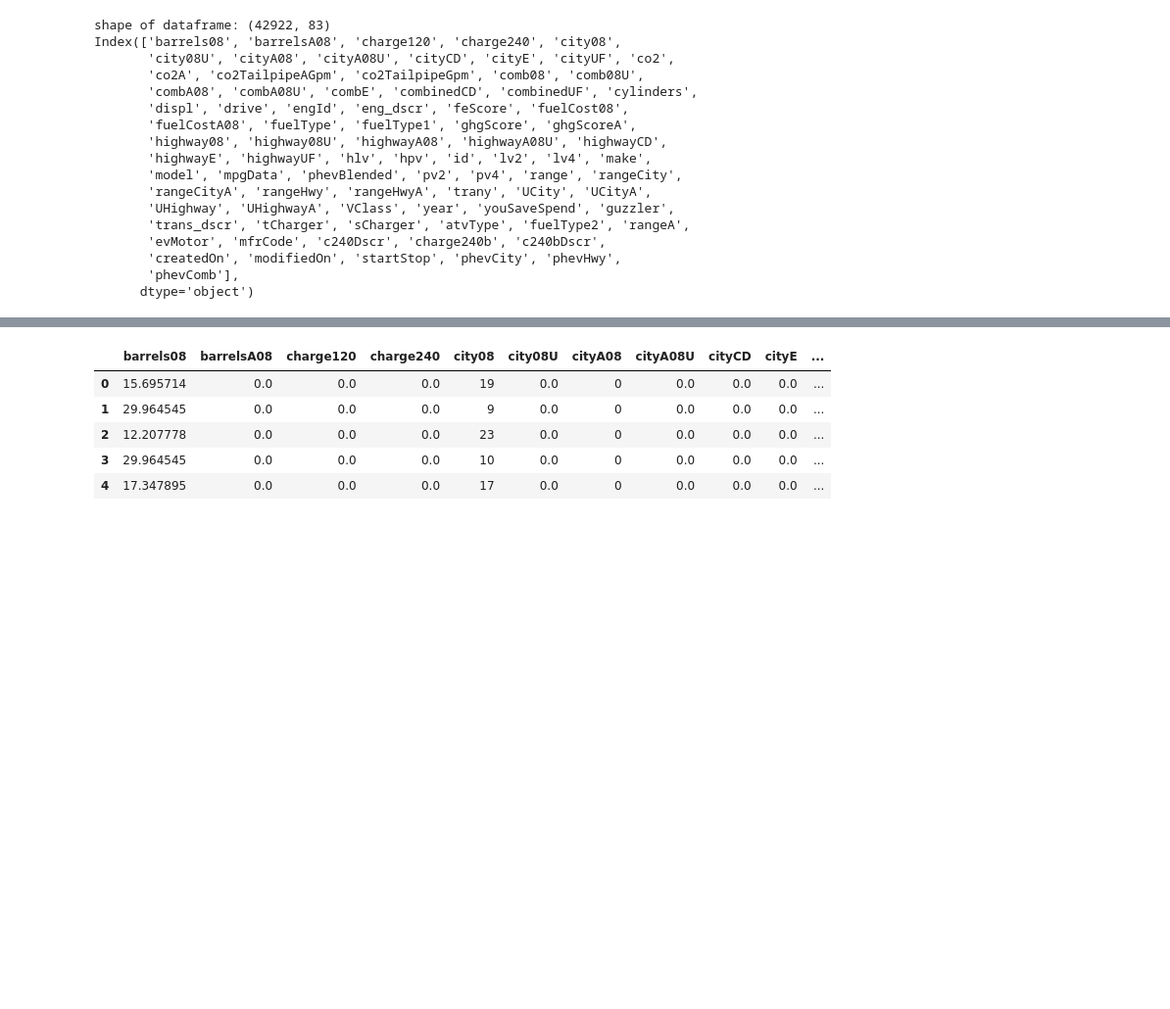
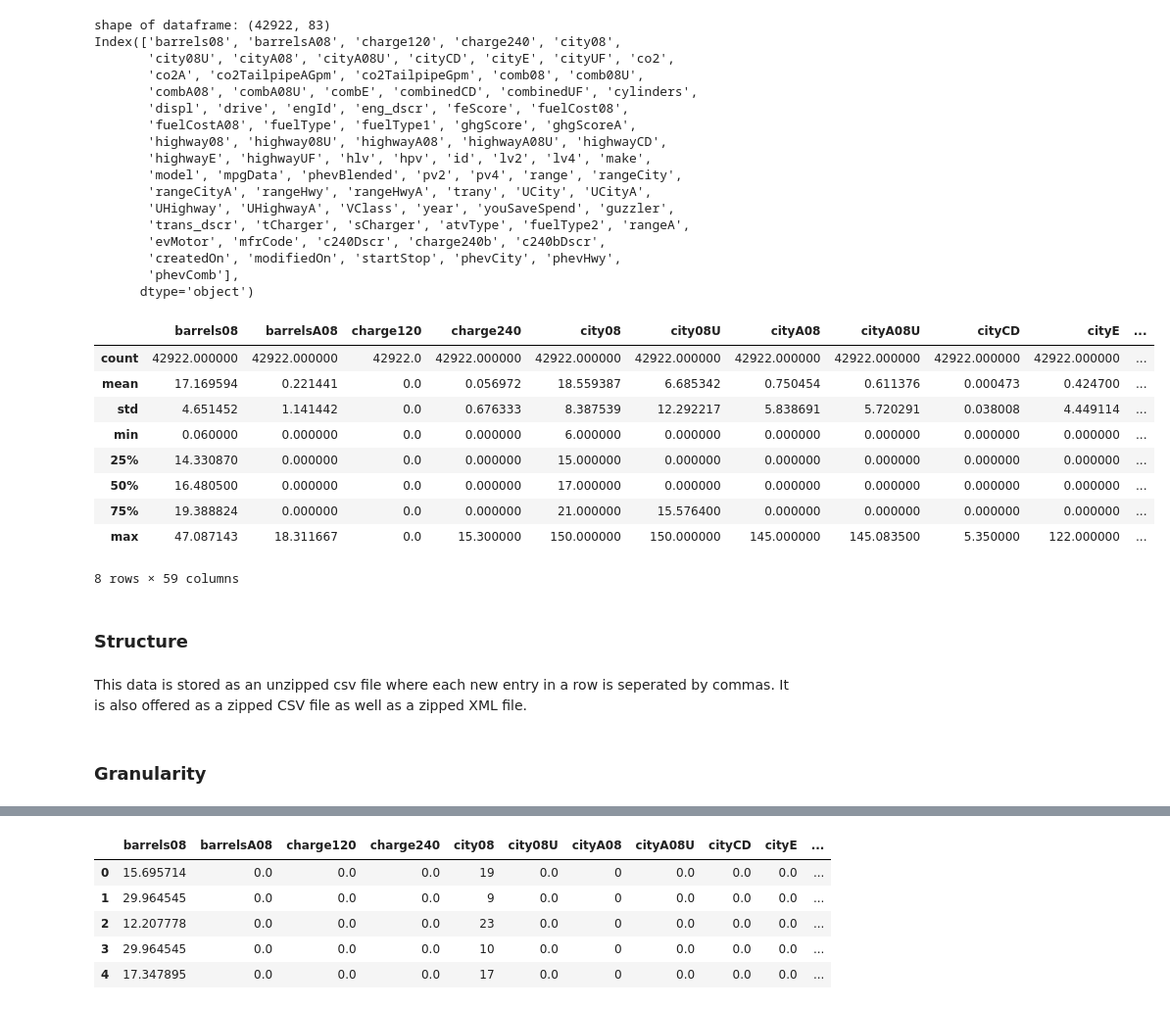
Before and after one commit to vincent-lao/carbon-footprint, a Jupyter notebook: code/eda/vehicle_data_cleaned_eda.ipynb, the cells around one changed output, grey strips where cells are left out. Shown at 98% size. Cells and saved outputs as stored; diff of their text form; code cells hidden in the pictures; blank space fills up the shorter version.

Commit message:
added SGSTF of vehicle data

```diff
--- a/code/eda/vehicle_data_cleaned_eda.ipynb
+++ b/code/eda/vehicle_data_cleaned_eda.ipynb
@@ -39,3 +39,22 @@ Index(['barrels08', 'barrelsA08', 'charge120', 'charge240', 'city08',
        'createdOn', 'modifiedOn', 'startStop', 'phevCity', 'phevHwy',
        'phevComb'],
       dtype='object')
+# %%
+veh.describe()
+# %% [output]
+|  | barrels08 | barrelsA08 | charge120 | charge240 | city08 | city08U | cityA08 | cityA08U | cityCD | cityE | ... |
+| count | 42922.000000 | 42922.000000 | 42922.0 | 42922.000000 | 42922.000000 | 42922.000000 | 42922.000000 | 42922.000000 | 42922.000000 | 42922.000000 | ... |
+| mean | 17.169594 | 0.221441 | 0.0 | 0.056972 | 18.559387 | 6.685342 | 0.750454 | 0.611376 | 0.000473 | 0.424700 | ... |
+| std | 4.651452 | 1.141442 | 0.0 | 0.676333 | 8.387539 | 12.292217 | 5.838691 | 5.720291 | 0.038008 | 4.449114 | ... |
+| min | 0.060000 | 0.000000 | 0.0 | 0.000000 | 6.000000 | 0.000000 | 0.000000 | 0.000000 | 0.000000 | 0.000000 | ... |
+| 25% | 14.330870 | 0.000000 | 0.0 | 0.000000 | 15.000000 | 0.000000 | 0.000000 | 0.000000 | 0.000000 | 0.000000 | ... |
+| 50% | 16.480500 | 0.000000 | 0.0 | 0.000000 | 17.000000 | 0.000000 | 0.000000 | 0.000000 | 0.000000 | 0.000000 | ... |
+| 75% | 19.388824 | 0.000000 | 0.0 | 0.000000 | 21.000000 | 15.576400 | 0.000000 | 0.000000 | 0.000000 | 0.000000 | ... |
+| max | 47.087143 | 18.311667 | 0.0 | 15.300000 | 150.000000 | 150.000000 | 145.000000 | 145.083500 | 5.350000 | 122.000000 | ... |
+8 rows × 59 columns
+# %% [markdown]
+### Structure
+# %% [markdown]
+This data is stored as an unzipped csv file where each new entry in a row is seperated by commas. It is also offered as a zipped CSV file as well as a zipped XML file.
+# %% [markdown]
+### Granularity
```
Also changed, not shown: parts of 12 cells of this notebook.
